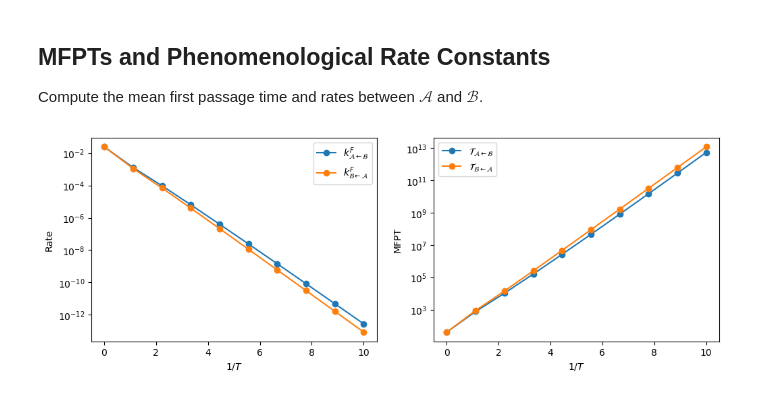
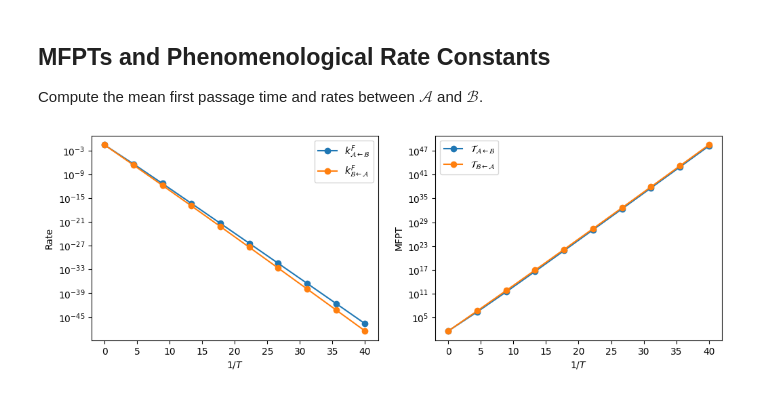
Before and after one commit to tomswinburne/PyGT, a Jupyter notebook: examples/basic_functions.ipynb, the cells around one changed output. Drawn from its saved outputs; the diff is of its cells as text; code cells hidden in the pictures.

```diff
--- a/examples/basic_functions.ipynb
+++ b/examples/basic_functions.ipynb
@@ -167,30 +167,30 @@ MFPT B<-A :  585.793406701796 777.2852968888907
 
 Compute the mean first passage time and rates between $\mathcal{A}$ and $\mathcal{B}$.
 # %%
-invtemps = np.linspace(0.01, 10, 10)
+invtemps = np.linspace(0.01, 40, 10)
 data = np.zeros((4, len(invtemps)))
 for i, beta in enumerate(invtemps):
     B, K, tau, N, u, s, Emin, retained = PyGT.io.load_ktn(path=data_path,beta=beta,screen=False)
     F = u - s/beta # free energy
     pi = np.exp(-beta * F) / np.exp(-beta * F).sum() # stationary distribution
     rates = PyGT.stats.compute_rates(A_vec, B_vec, B, tau, pi, fullGT=False, MFPTonly=False, screen=False)
     data[0,i] = rates['kFAB']
     data[1,i] = rates['kFBA']
     data[2,i] = rates['MFPTAB']
     data[3,i] = rates['MFPTBA']
 
 fig, (ax, ax1) = plt.subplots(1,2, figsize=(12,4), dpi=100)
 ax.plot(invtemps, data[0,:], '-o', label='$k^F_{\mathcal{A} \leftarrow \mathcal{B}}$')
 ax.plot(invtemps, data[1,:], '-o', label='$k^F_{\mathcal{B} \leftarrow \mathcal{A}}$')
 ax1.plot(invtemps, data[2,:], '-o', label='$\mathcal{T}_{\mathcal{A} \leftarrow \mathcal{B}}$')
 ax1.plot(invtemps,  data[3,:], '-o', label='$\mathcal{T}_{\mathcal{B} \leftarrow \mathcal{A}}$')
 ax.set_xlabel('$1/T$')
 ax1.set_xlabel('$1/T$')
 ax.set_ylabel('Rate')
 ax1.set_ylabel('MFPT')
 ax.legend()
 ax1.legend()
 ax.set_yscale('log')
 ax1.set_yscale('log')
 # %% [output]
-[figure, old version]
+[figure, new version]
```
Also changed, not shown: parts of 1 cell of this notebook, 6 other files.
